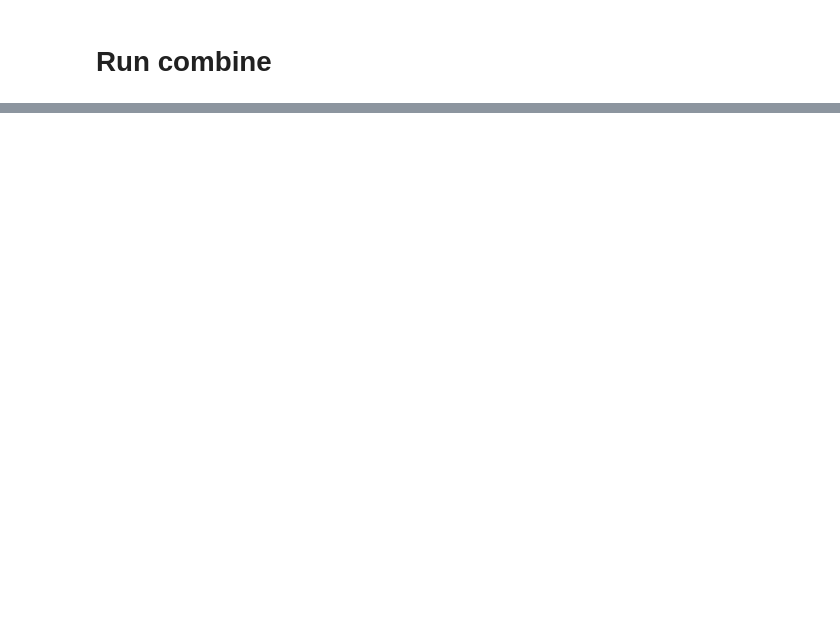
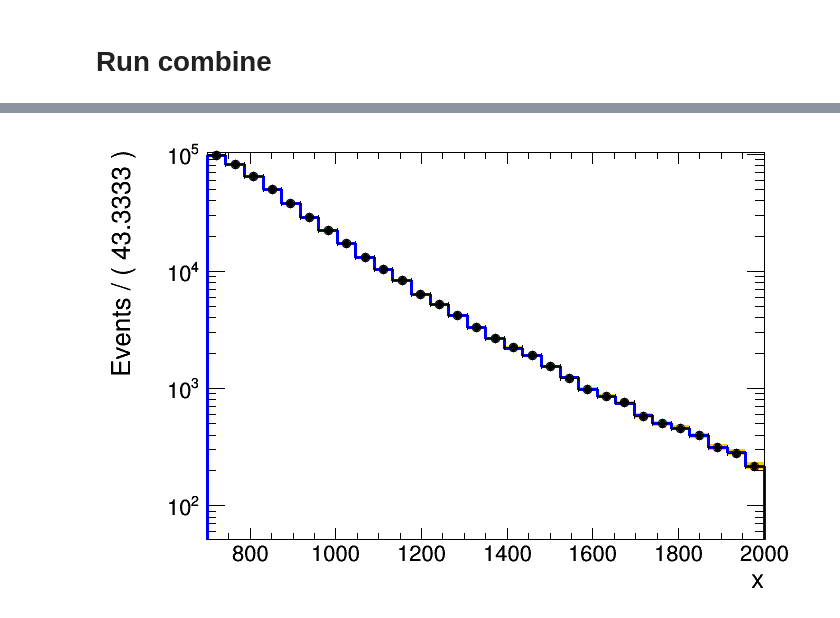
Before and after one commit to thaarres/JetAnomaly_CHEP19, a Jupyter notebook: jupyter/AnomalyDetection_combine.ipynb, the cells around one changed output, grey strips where cells are left out. Cells and saved outputs as stored; diff of their text form; code cells hidden in the pictures; blank space fills up the shorter version.

```diff
--- a/jupyter/AnomalyDetection_combine.ipynb
+++ b/jupyter/AnomalyDetection_combine.ipynb
@@ -715,0 +714,4 @@ DEBUG: (function: runSpecific) FitDiagnostics.cc: 414 -- Fit S+B, status = 1, nu
+# %%
+Image(filename='rej_x_fit_b_logy.png')
+# %% [output]
+[figure, added]
```
Also changed, not shown: parts of 14 cells of this notebook.
